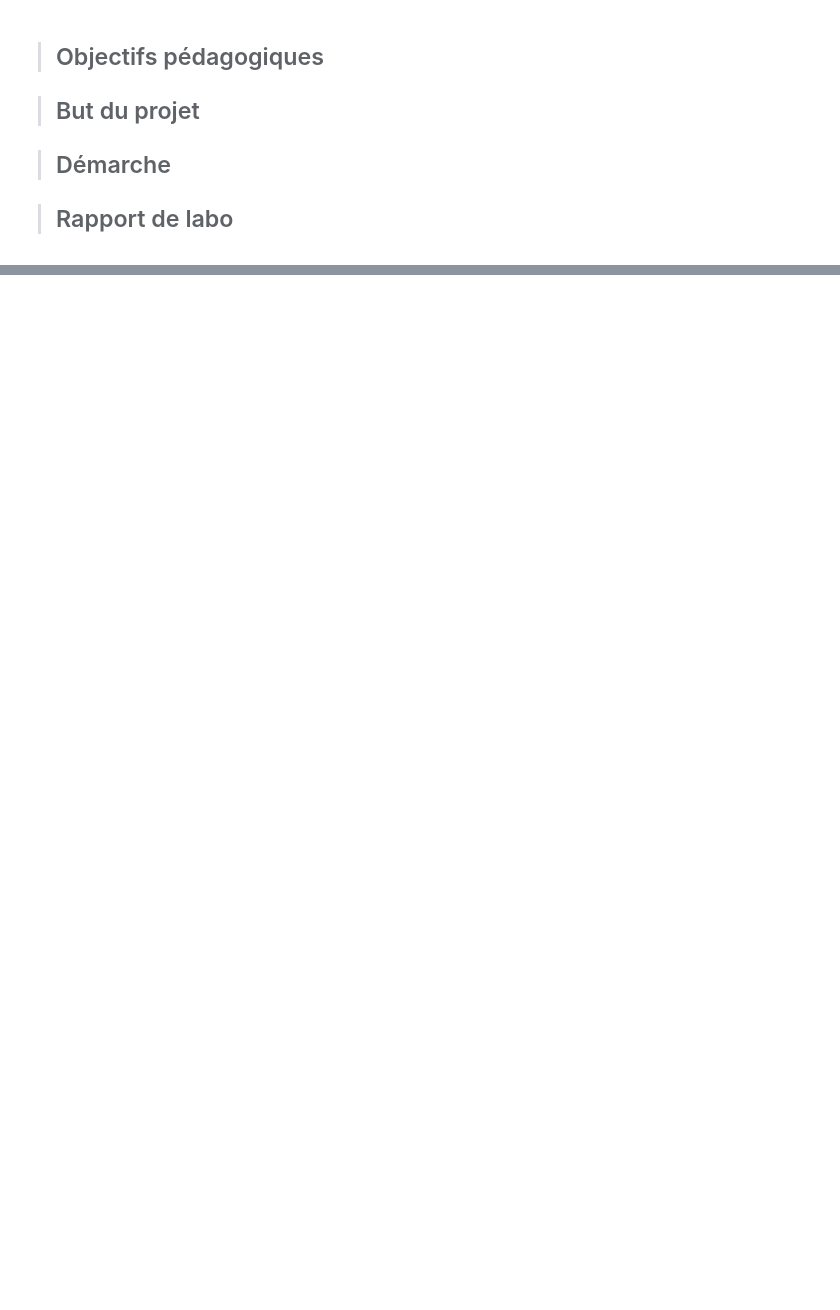
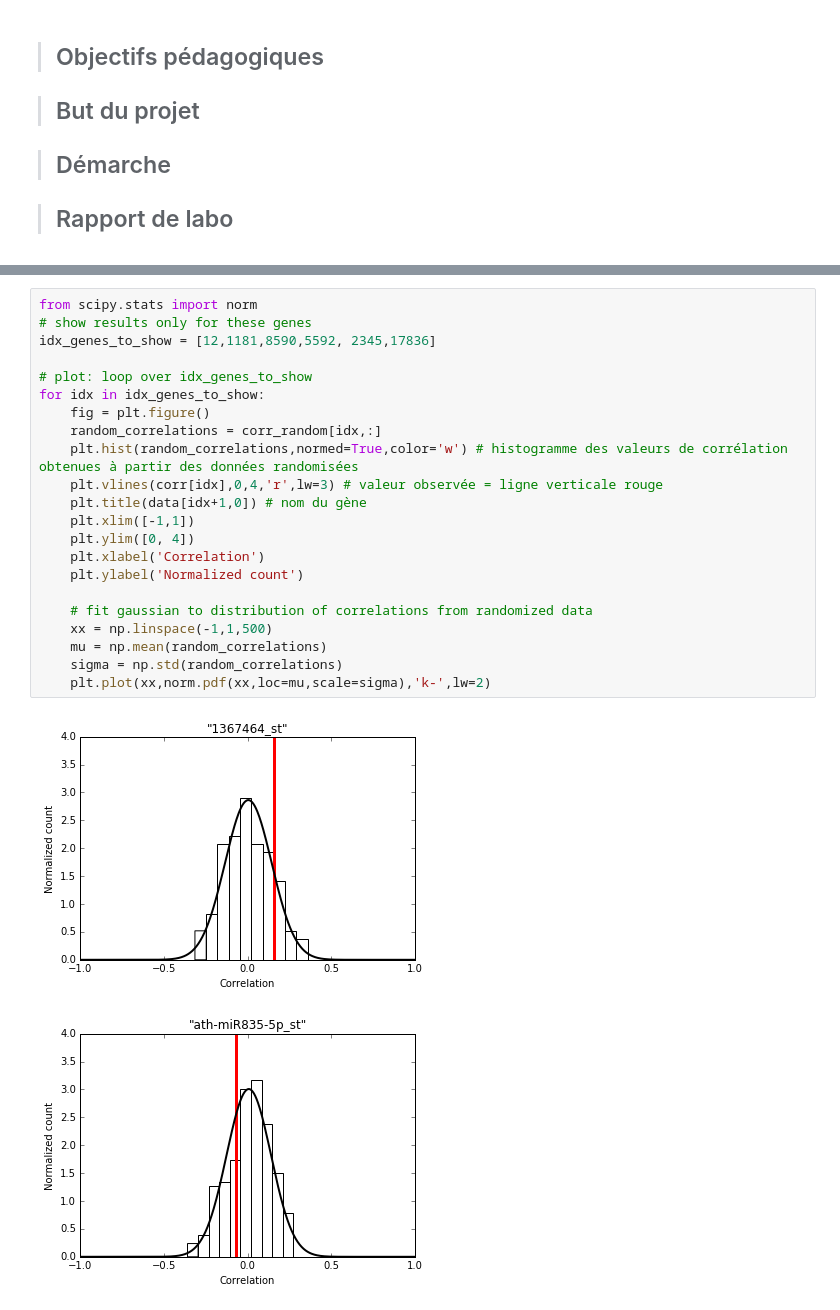
Before and after one commit to ThibaultSchowing/BBCProjet, a Jupyter notebook: code/projetBBC.ipynb, the cells around one changed output, grey strips where cells are left out. Cells and saved outputs as stored; diff of their text form; blank space fills up the shorter version.

```diff
--- a/code/projetBBC.ipynb
+++ b/code/projetBBC.ipynb
@@ -145,0 +308,25 @@ print(data)
+# %%
+from scipy.stats import norm
+# show results only for these genes
+idx_genes_to_show = [12,1181,8590,5592, 2345,17836]
+
+# plot: loop over idx_genes_to_show
+for idx in idx_genes_to_show:
+    fig = plt.figure()
+    random_correlations = corr_random[idx,:]
+    plt.hist(random_correlations,normed=True,color='w') # histogramme des valeurs de corrélation obtenues à partir des données randomisées
+    plt.vlines(corr[idx],0,4,'r',lw=3) # valeur observée = ligne verticale rouge
+    plt.title(data[idx+1,0]) # nom du gène
+    plt.xlim([-1,1])
+    plt.ylim([0, 4])
+    plt.xlabel('Correlation')
+    plt.ylabel('Normalized count')
+
+    # fit gaussian to distribution of correlations from randomized data
+    xx = np.linspace(-1,1,500)
+    mu = np.mean(random_correlations)
+    sigma = np.std(random_correlations)
+    plt.plot(xx,norm.pdf(xx,loc=mu,scale=sigma),'k-',lw=2)
+# %% [output]
+[figure, added]
+[figure, added]
```
Also changed, not shown: parts of 17 cells of this notebook, 1 other file.
